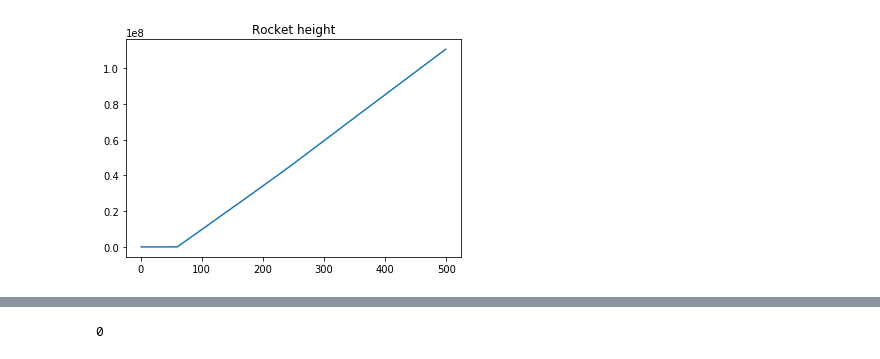
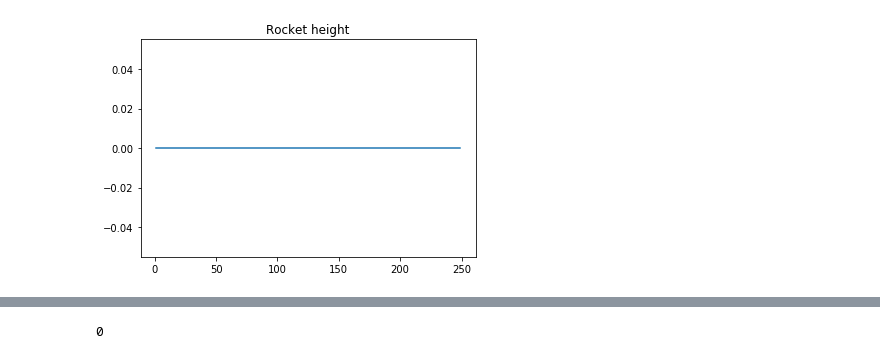
Before and after one commit to NathanShuster/ModSimP3, a Jupyter notebook: OlinToMars.ipynb, the cells around one changed output, grey strips where cells are left out. Cells and saved outputs as stored; diff of their text form; code cells hidden in the pictures.

```diff
--- a/OlinToMars.ipynb
+++ b/OlinToMars.ipynb
@@ -2,10 +2,10 @@
 import math
 import matplotlib.pyplot as plt
 %matplotlib inline
-number_of_engines = 5000
+number_of_engines = 200
 fuel_burned_per_second = 40
 max_fuel = 10000 * number_of_engines
-m_empty = 2000
+m_empty = 14164000 + 467.2 * number_of_engines
 
 def m(t):
     return m_empty + m_fuel(t)
@@ -17,13 +17,13 @@ def m_fuel(t):
 isp = 310
 g = -9.8
 
-G =
-m_earth =
+#G =
+#m_earth =
 
-""""
+"""
 def g(t):
     return (G * m_earth) / altitude(t-1)
-""""
+"""
 
 
 
@@ -35,13 +35,13 @@ def du(t):
     else:
         return g #- drag
 
-print(du(1))
-print(du(2))
-print(du(3))
-print(du(4))
-print(du(5))
-print(du(6))
-print(du(7))
+#print(du(1))
+#print(du(2))
+#print(du(3))
+#print(du(4))
+#print(du(5))
+#print(du(6))
+#print(du(7))
 #print(temp(altitude(0)))
 import scipy.integrate as integrate
 
@@ -63,49 +63,60 @@ def altitude(t):
 def temp(altitude):
     if (altitude < 11000):
         temp = 15.04 - 0.00649 * altitude
+        #temp = 50
     elif (11000 <= altitude < 25000):
         temp = -56.45
+    #    temp = 30
     elif (25000 <= altitude < 50000):
-        temp = -131.21 + 0.0299 * altitude
+        temp = 18.27 - 0.00299 * altitude
+    #    temp = 10
     else:
-        temp = -100
+        temp = -250
+    #temp = 20
     return temp
 
 def pressure(altitude):
     if (altitude < 11000):
         temp = 15.04 - 0.00649 * altitude
-        pressure = 101.29 * ((temp + 273.1) / 288.08)**5.256
+        pressure1 = 101.29 * ((temp + 273.1) / 288.08)**5.256
     elif (11000 <= altitude < 25000):
         temp = -56.46
-        pressure = 22.65 * math.e ** (1.73 - (0.000157 * altitude))
+        pressure1 = 22.65 * math.e ** (1.73 - (0.000157 * altitude))
     elif (25000 <= altitude < 50000):
-        temp = -131.21 + 0.00299 * altitude
-        pressure = 2.488 * ((temp + 273.1) / 216.6)**-11.388
+        temp = 18.29 - 0.00299 * altitude
+        pressure1 = 2.488 * ((temp + 273.1) / 216.6)**-11.388
     else:
         temp = -100
-        pressure = 0
-    return pressure
+        pressure1 = 0
+    #pressure = 1
+    return pressure1
 
 
-def rho(pressure, temp):
-    if pressure == -1:
+def rho(pressure1, temp1):
+    if pressure1 == -1:
         return 0
-    #print("temp " + str(temp))
+    #print("temperature " + str(temp))
     #print("pressure " + str(pressure))
-    return pressure / (0.2869 * (temp + 273.1))
+    return pressure1 / (0.2869 * (temp1 + 273.1))
 
 from decimal import *
 def drag(alt, vel):
     Cd = 1.28
-    A = 288320
-    if (alt < 50000):
+    A = 283820
+    if (alt < 50000 and vel > 0):
     #getcontext().prec = 6
         #print("rho" + str(rho(temp(alt), pressure(alt))))
         #print("vel^2" + str(vel**2))
-        print("altitude" + str(alt))
-        if (vel > 2000000):
-            print("DANGERRRRRRRR")
-        return (0.5 * rho(temp(alt), pressure(alt)) * vel**2 * Cd * A)
+        #print("altitude" + str(alt))
+        #if (vel > 2000000):
+        #    print("DANGERRRRRRRR")
+        drag = 0.5 * rho(temp(alt), pressure(alt)) * vel**2 * Cd * A
+
+
+        if (drag > 0):
+            return drag
+        else:
+            return 0
     else:
         return 0
 
@@ -125,23 +136,24 @@ drag_acc = [0.]
 
 
 
-for time in range(1, 500):
+for time in range(1, 250):
     time_list.append(time)
     fuel_list.append(m_fuel(time))
     mass_list.append(m(time))
     accel_list.append(du(time) - drag_acc[time - 1])
     velocity_list.append(sum(accel_list))
-    pos_list.append(sum(velocity_list))
+    pos_list.append(max(sum(velocity_list), 0))
     rho_list.append(rho(pressure(pos_list[time - 1]), temp(pos_list[time - 1])))
     drag_list.append(drag(pos_list[time - 1], velocity_list[time - 1]))
     drag_acc.append(drag_list[time - 1] / mass_list[time - 1])
-    if (pos_list > 50000):
-        print("SAFELY OUT OF EARTH'S ATMOSPHERE")
-        break
+    #print(drag(pos_list[time - 1], velocity_list[time - 1]))
+    #if (pos_list[time] > 50000):
+    #    print("SAFELY OUT OF EARTH'S ATMOSPHERE")
+    #    break
 
-#print(drag_acc)
+print(drag_acc)
 #print(rho_list)
-print(velocity_list)
+#print(velocity_list)
 """
 time_range = [t for t in range(500)]
 print("finished time range")
@@ -220 +216 @@ altitude16441.47397186813
-[figure, old version]
+[figure, new version]
```
Also changed, not shown: parts of 2 cells of this notebook.
